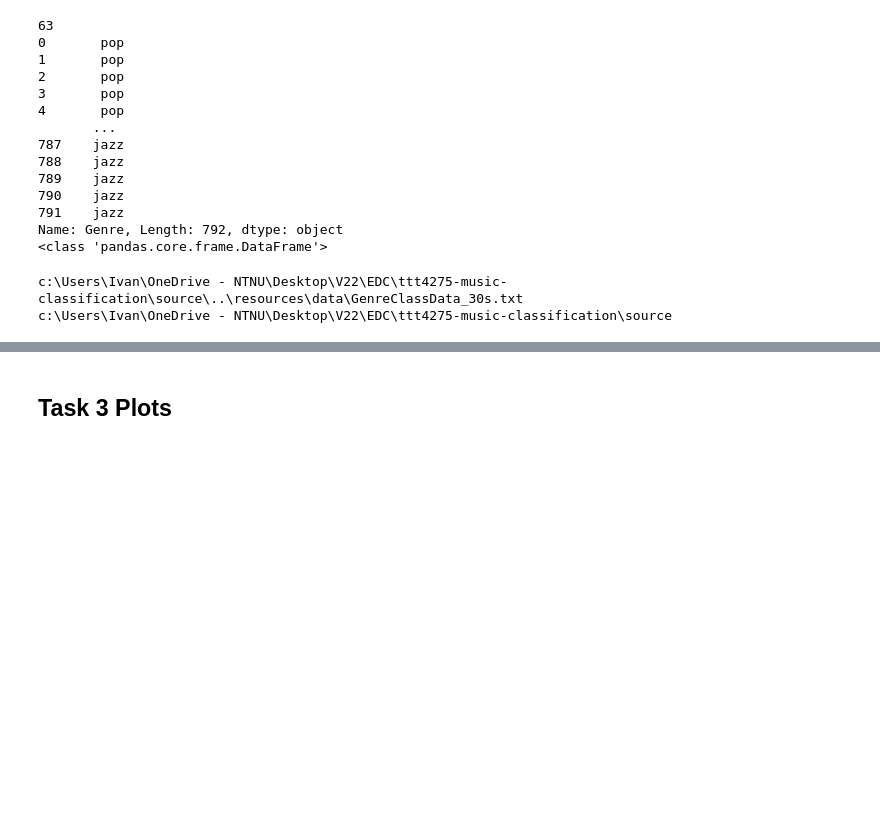
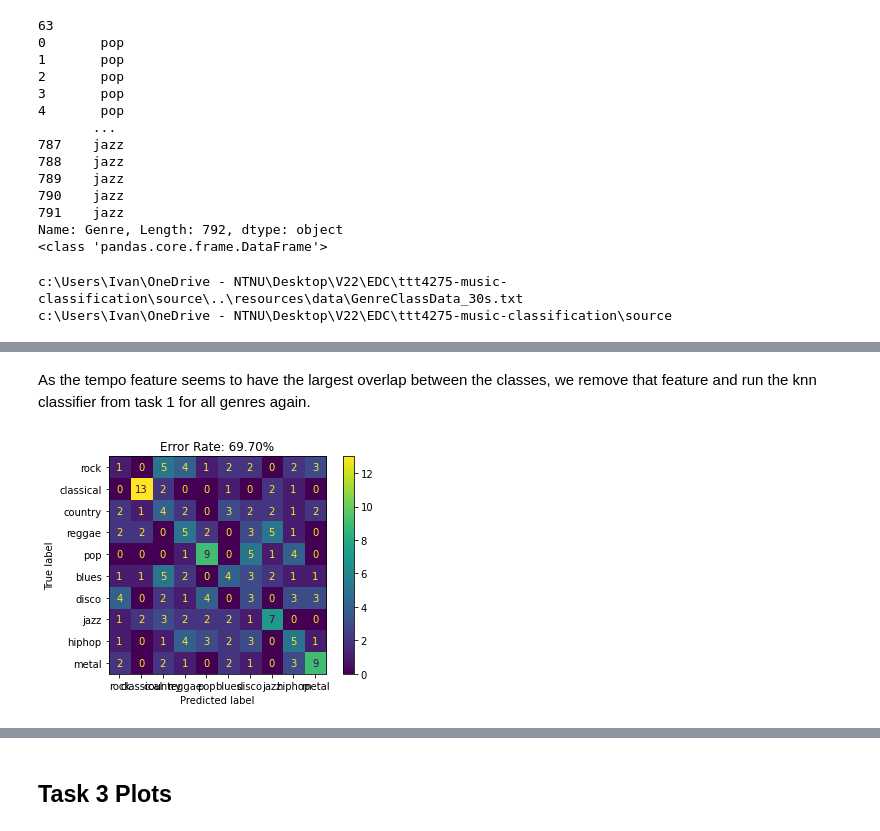
Before and after one commit to nicbres/ttt4275-music-classification, a Jupyter notebook: run.ipynb, the cells around one changed output, grey strips where cells are left out. Drawn from its saved outputs; the diff is of its cells as text; code cells hidden in the pictures; blank space fills up the shorter version.

```diff
--- a/run.ipynb
+++ b/run.ipynb
@@ -74,0 +100,16 @@ source.plotting.error_rates_vs_params(ks, ps, training_data, test_data)
+# %% [markdown]
+As the tempo feature seems to have the largest overlap between the classes, we remove that feature and run the knn classifier from task 1 for all genres again.
+# %%
+reduced_features_task_2 = ["spectral_rolloff_mean", "spectral_centroid_mean", "mfcc_1_mean"]
+
+training_data, test_data = source.data_handling.prepare_data(
+    data_frame=data_set,
+    features=reduced_features_task_2,
+)
+
+y_pred_task1 = source.diy_classifiers.kNN(train_data=training_data, test_data=test_data, k=5, p=2)
+y_true_task1 = test_data.y
+
+source.plotting.confusion_matrix(y_true_task1, y_pred_task1)
+# %% [output]
+[figure, added]
```
Also changed, not shown: parts of 12 cells of this notebook, 4 other files.
